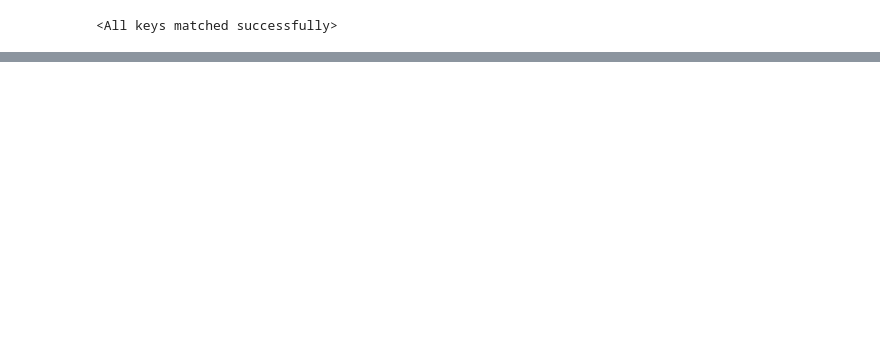
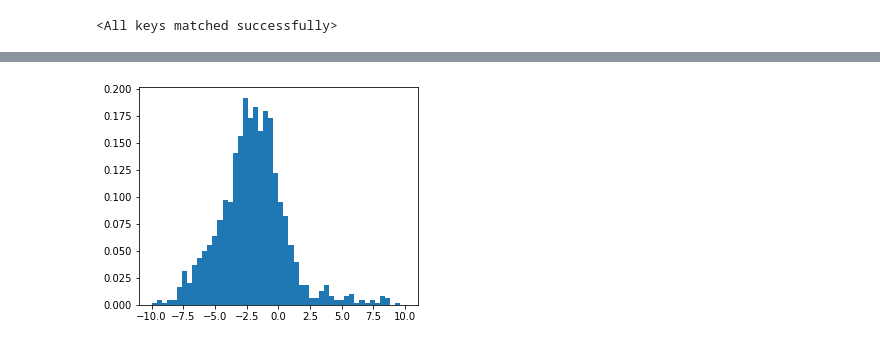
Before and after one commit to zeinovich/catfinder, a Jupyter notebook: notebooks/training_torch_multiclass.ipynb, the cells around one changed output, grey strips where cells are left out. Cells and saved outputs as stored; diff of their text form; code cells hidden in the pictures; blank space fills up the shorter version.

```diff
--- a/notebooks/training_torch_multiclass.ipynb
+++ b/notebooks/training_torch_multiclass.ipynb
@@ -231,7 +219,7 @@ def train_model(model, dataloaders, criterion, optimizer,
 
                         outputs = model(inputs)
                         loss = criterion(outputs, labels)
-                        _, preds = torch.max(torch.log_softmax(outputs, 1), 1)
+                        _, preds = torch.max(torch.softmax(outputs, 1), 1)
 
                         if phase == 'train':
                             loss.backward()
@@ -257,7 +245,7 @@ def train_model(model, dataloaders, criterion, optimizer,
                         torch.save({'epoch': epoch,
                                     'model_state_dict': model.state_dict(),
                                     'optimizer_state_dict': optimizer.state_dict(),
-                                    'loss': epoch_loss}, '/content/drive/MyDrive/models/mnet2_multi.tar')
+                                    'loss': epoch_loss}, '/content/drive/MyDrive/models/efnet_b2.tar')
 
                     scheduler.step(epoch_loss)
                     val_acc_history.append(epoch_acc)
@@ -294,5 +280,6 @@ for name, param in model.named_parameters():
 # %%
-nadam = optim.NAdam(params=model.parameters(), lr=1e-4, weight_decay=1e-5)
-scheduler = optim.lr_scheduler.ReduceLROnPlateau(nadam, patience=3, factor=0.1, threshold=1e-2, min_lr=1e-9)
+adam = optim.AdamW(params=model.parameters(), lr=1e-3, weight_decay=0.1, amsgrad=True)
+scheduler = optim.lr_scheduler.ReduceLROnPlateau(adam, patience=3, factor=0.1, threshold=1e-2, min_lr=1e-9)
 criterion = nn.CrossEntropyLoss(label_smoothing=1e-2)
+e_s = EarlyStopper(patience=10, min_delta=1e-2)
 dataloaders = {'train': train_loader, 'val': val_loader, 'test': test_loader}
@@ -299,5 +306,5 @@ dataloaders = {'train': train_loader, 'val': val_loader, 'test': test_loader}
 # %%
 model = model.to(device)
-model, val_acc_his, val_loss_his = train_model(model, dataloaders, criterion, nadam, scheduler,
-            EarlyStopper(patience=3, min_delta=1e-2), num_classes=37, num_epochs=50)
+model, val_acc_his, val_loss_his = train_model(model, dataloaders, criterion, adam, scheduler,
+            e_s, num_classes=38, num_epochs=50)
 # %% [output]
@@ -417,0 +454,16 @@ plt.show()
+# %%
+inputs, _ = next(iter(test_loader))
+inputs = inputs.to(device)
+
+with torch.no_grad():
+  outputs = model(inputs)
+
+outputs = outputs.view(-1, 1)
+outputs = outputs.detach().cpu().numpy()
+
+
+plt.figure(figsize=(5, 4))
+plt.hist(outputs, 50, density=True, range=(-10, 10))
+plt.show()
+# %% [output]
+[figure, added]
```
Also changed, not shown: parts of 23 cells of this notebook, 7 other files.
